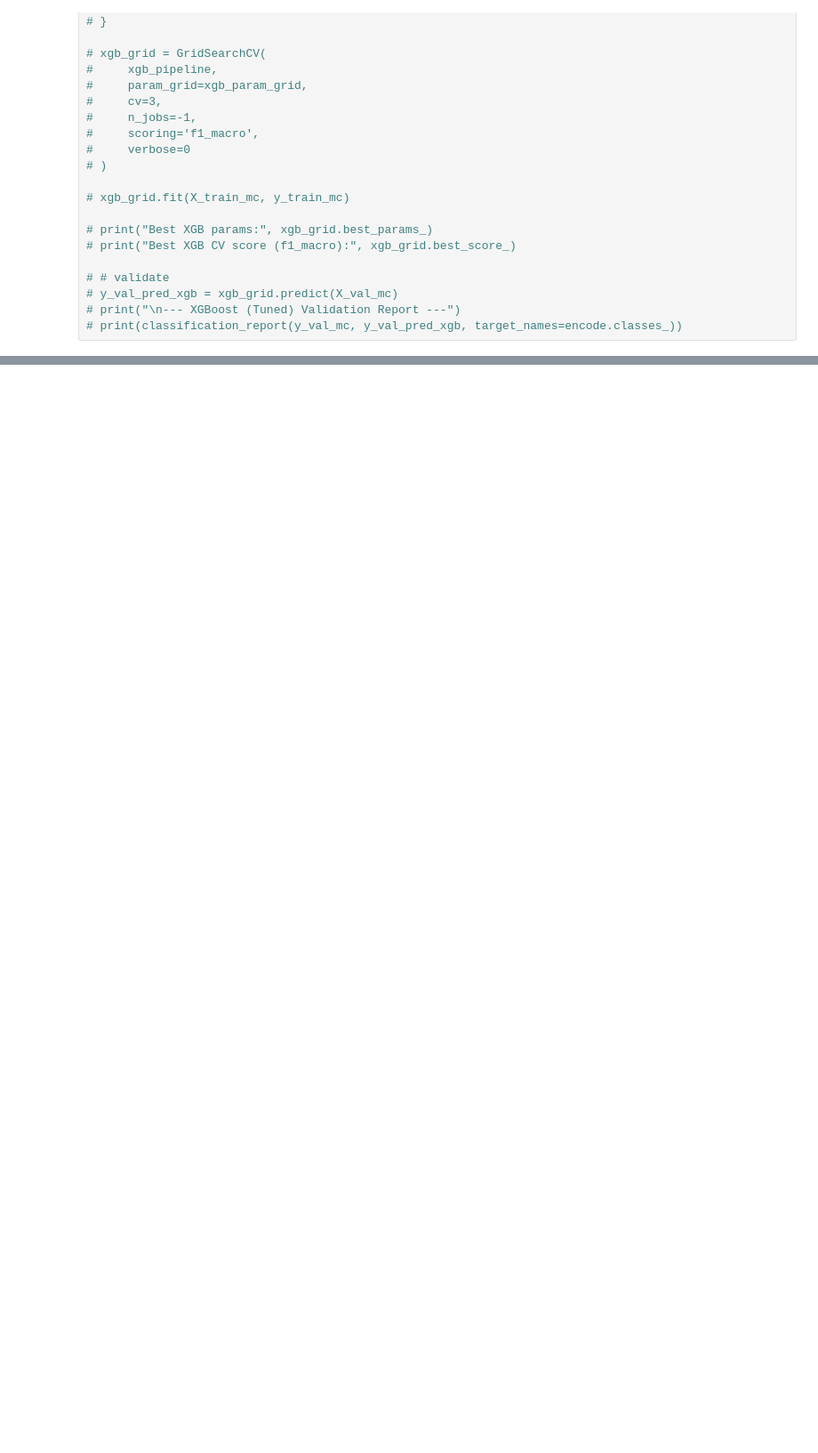
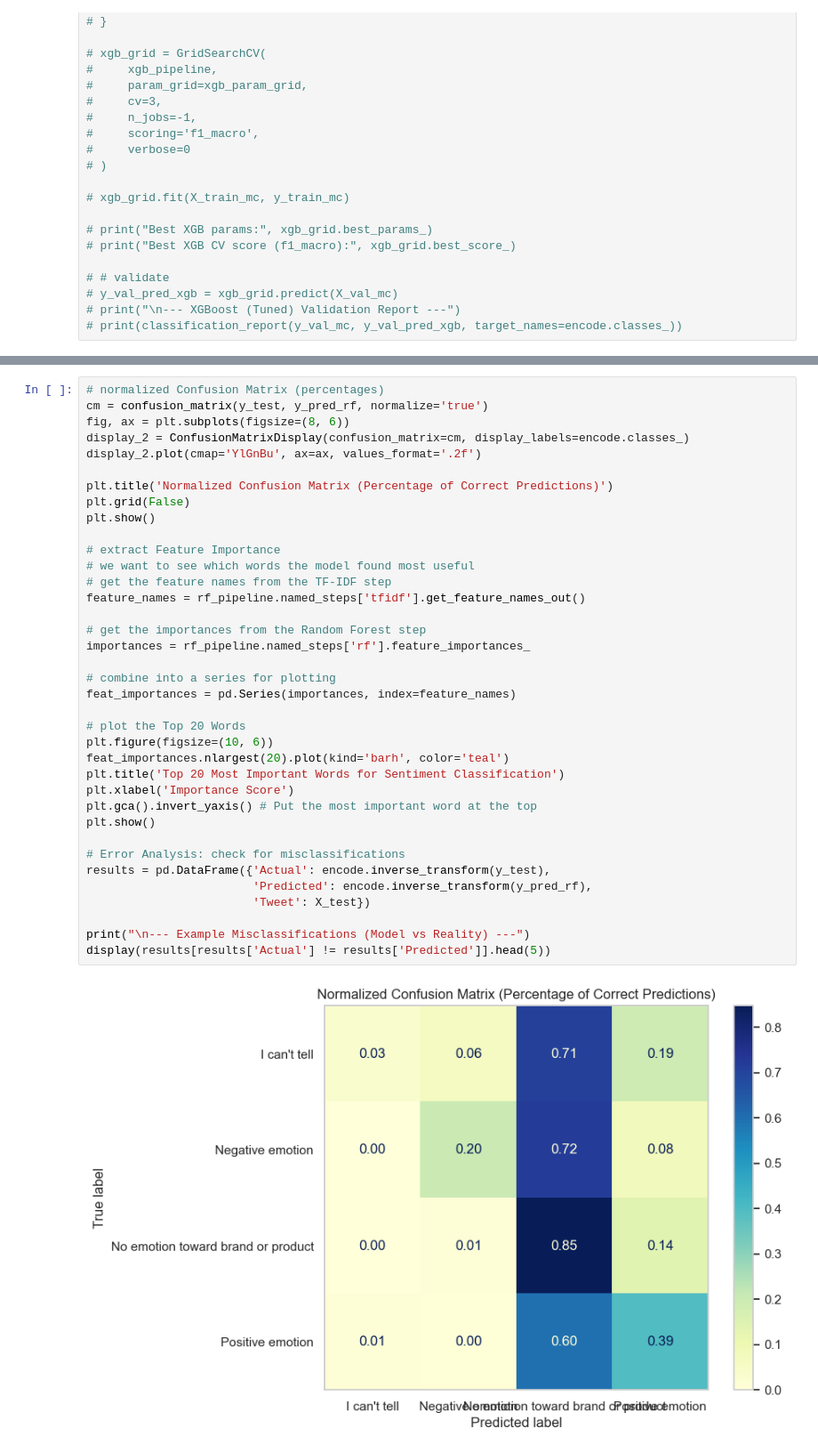
Before and after one commit to Jen-shiko/Phase4_Group3_Project, a Jupyter notebook: index.ipynb, the cells around one changed output, grey strips where cells are left out. Shown at 89% size. Drawn from its saved outputs; the diff is of its cells as text; blank space fills up the shorter version.

Commit message:
Binary classification and modelling

```diff
--- a/index.ipynb
+++ b/index.ipynb
@@ -614,0 +823,39 @@ No emotion toward brand or product       0.68      0.82      0.75      1075
+# %%
+# normalized Confusion Matrix (percentages)
+cm = confusion_matrix(y_test, y_pred_rf, normalize='true')
+fig, ax = plt.subplots(figsize=(8, 6))
+display_2 = ConfusionMatrixDisplay(confusion_matrix=cm, display_labels=encode.classes_)
+display_2.plot(cmap='YlGnBu', ax=ax, values_format='.2f')
+
+plt.title('Normalized Confusion Matrix (Percentage of Correct Predictions)')
+plt.grid(False)
+plt.show()
+
+# extract Feature Importance
+# we want to see which words the model found most useful
+# get the feature names from the TF-IDF step
+feature_names = rf_pipeline.named_steps['tfidf'].get_feature_names_out()
+
+# get the importances from the Random Forest step
+importances = rf_pipeline.named_steps['rf'].feature_importances_
+
+# combine into a series for plotting
+feat_importances = pd.Series(importances, index=feature_names)
+
+# plot the Top 20 Words
+plt.figure(figsize=(10, 6))
+feat_importances.nlargest(20).plot(kind='barh', color='teal')
+plt.title('Top 20 Most Important Words for Sentiment Classification')
+plt.xlabel('Importance Score')
+plt.gca().invert_yaxis() # Put the most important word at the top
+plt.show()
+
+# Error Analysis: check for misclassifications
+results = pd.DataFrame({'Actual': encode.inverse_transform(y_test),
+                        'Predicted': encode.inverse_transform(y_pred_rf),
+                        'Tweet': X_test})
+
+print("\n--- Example Misclassifications (Model vs Reality) ---")
+display(results[results['Actual'] != results['Predicted']].head(5))
+# %% [output]
+[figure, added]
```
Also changed, not shown: parts of 17 cells of this notebook, 2 other files.
